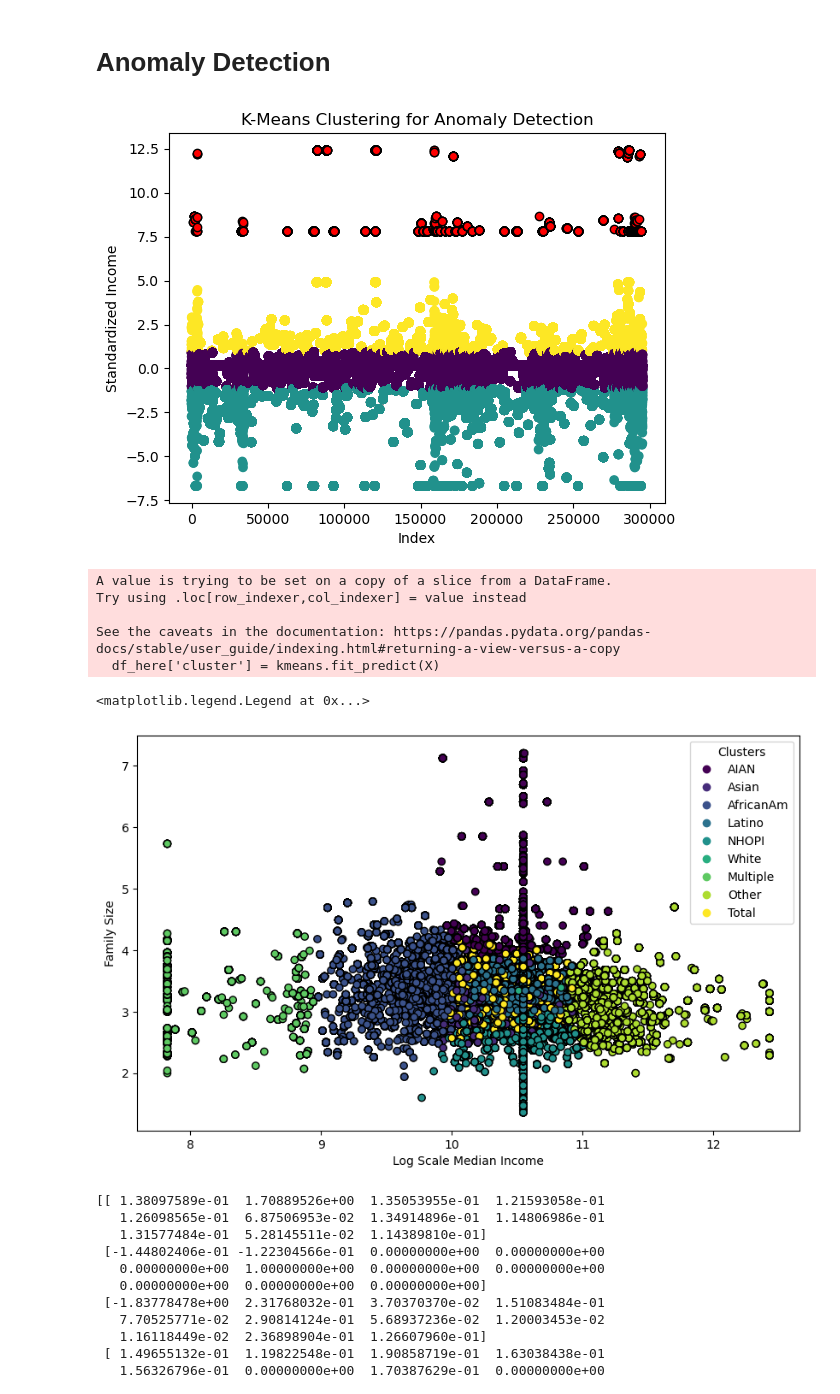
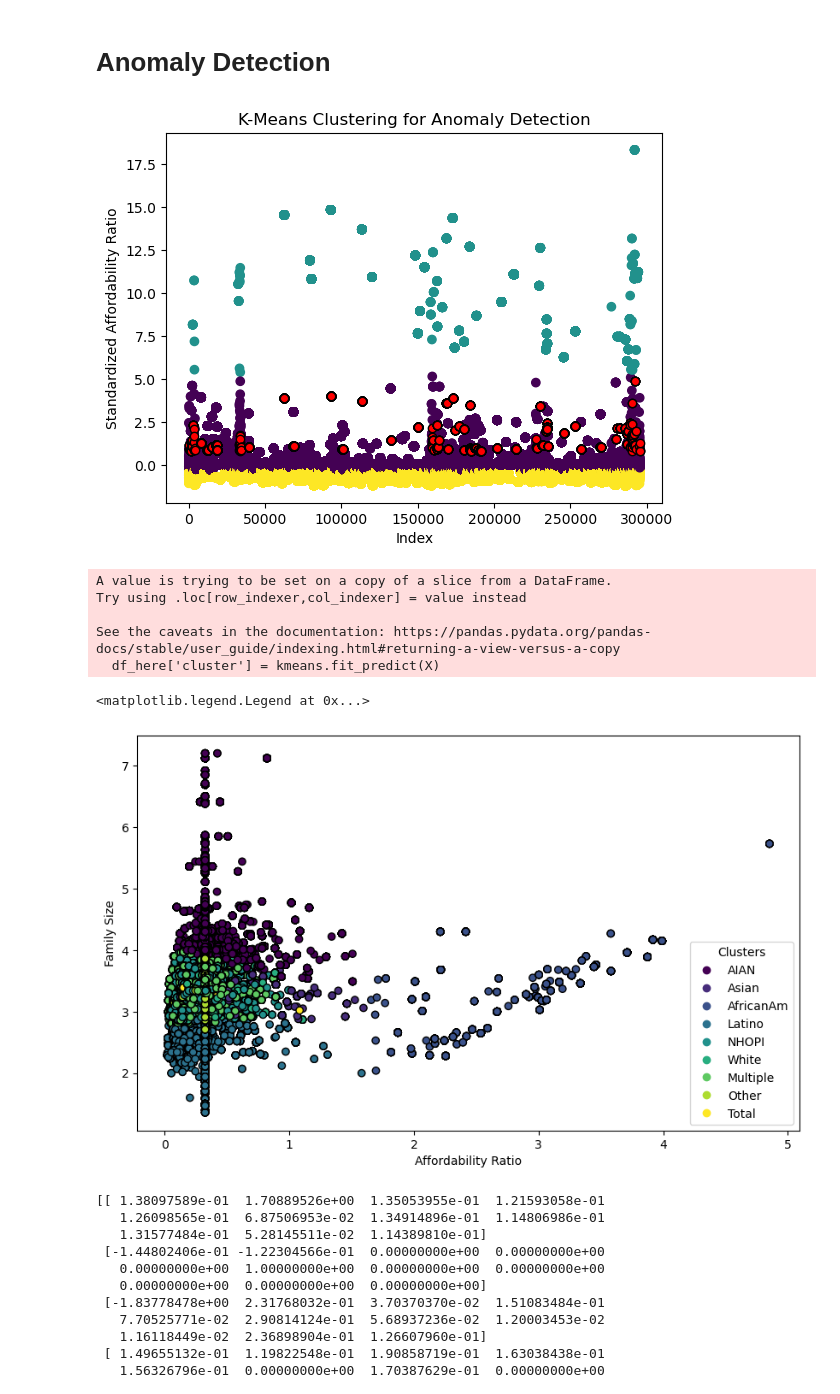
Before and after one commit to madisongarccia/486project, a Jupyter notebook: code/selected_model.ipynb, the cells around one changed output. Saved outputs shown, nothing was run; the diff lists cells and outputs as text; code cells hidden in the pictures.

Commit message:
switched to affordability

```diff
--- a/code/selected_model.ipynb
+++ b/code/selected_model.ipynb
@@ -39,19 +48,18 @@ from sklearn.feature_extraction.text import TfidfVectorizer
 [interactive output not drawn]
 # %%
 df = pd.read_csv('final_data.csv')
-df['median_income'] = df['median_income'].fillna(df['median_income'].mean()) # make sure response has no NAs
+df['affordability_ratio'] = df['affordability_ratio'].fillna(df['affordability_ratio'].mean()) # make sure response has no NAs
 
 # get my X and Y matrices
-X = df.drop(columns = ['median_income'])
+X = df.drop(columns = ['affordability_ratio','LL95_affordability_ratio', 'UL95_affordability_ratio',
+       'rse_food_afford', 'CA_RR_Affordability', 'affordability_per_person', 'affordable'])
 features = X.columns
-y = df['median_income']
+y = df['affordability_ratio']
 # extract only the column names for each type
 numeric_features = X.select_dtypes(include = ['number']).columns
 categorical_features = X.select_dtypes(include = ['object']).columns
 
 X_train, X_test, y_train, y_test = train_test_split(X, y, random_state=307) # split the data
-y_train_log = np.log1p(y_train)
-y_test_log = np.log1p(y_test)
 
 # make transformers for each data type
 numeric_transformer = Pipeline(steps=[
@@ -271,36 +428,35 @@ np.exp(10.478549)
 # %%
 # anomaly detection on income with K Means
 
-df['median_income_log'] = np.log1p(df['median_income'])
-cluster = df[['median_income_log']]
-# standardize income
+cluster = df[['affordability_ratio']]
+# standardize
 scaler = StandardScaler()
 cluster_scaled = scaler.fit_transform(cluster)
 
 # fit K Means
 kmeans = KMeans(n_clusters=3, random_state = 42)
-df['income_cluster'] = kmeans.fit_predict(cluster_scaled)
+df['affordability_cluster'] = kmeans.fit_predict(cluster_scaled)
 # distances to centroid
-distances = np.abs(cluster_scaled - kmeans.cluster_centers_[df['income_cluster']])
-df['income_dist_centroid'] = distances
+distances = np.abs(cluster_scaled - kmeans.cluster_centers_[df['affordability_cluster']])
+df['afford_dist_centroid'] = distances
 
 # set threshold
-threshold = np.percentile(df['income_dist_centroid'], 99) # capture top 1% of anomalies
+threshold = np.percentile(df['afford_dist_centroid'], 99) # capture top 1% of anomalies
 
 # label anomalies
-df['is_anomaly'] = df['income_dist_centroid'] > threshold
+df['is_anomaly'] = df['afford_dist_centroid'] > threshold
 
 # get anomalies
 anomalies = df[df['is_anomaly']]
 
 # visualize anomalies
-plt.scatter(df.index, cluster_scaled, c=df['income_cluster'], cmap='viridis', label='Clusters')
+plt.scatter(df.index, cluster_scaled, c=df['affordability_cluster'], cmap='viridis', label='Clusters')
 
-plt.scatter(df[df['is_anomaly']].index, df[df['is_anomaly']]['median_income_log'], color='red', label='Anomalies', edgecolor='k')
+plt.scatter(df[df['is_anomaly']].index, df[df['is_anomaly']]['affordability_ratio'], color='red', label='Anomalies', edgecolor='k')
 plt.xlabel('Index')
-plt.ylabel('Standardized Income')
+plt.ylabel('Standardized Affordability Ratio')
 plt.title('K-Means Clustering for Anomaly Detection')
 #plt.legend()
 plt.show()
 # %% [output]
-[figure, old version]
+[figure, new version]
@@ -313,13 +463,13 @@ print(f'Silhouette Score: {silhouette}')
 # %%
 # anomaly detection on income, family size, race with K Means
-features = df[['median_income_log','ave_fam_size', 'race_eth_name']]
+features = df[['affordability_ratio','ave_fam_size', 'race_eth_name']]
 
-df_here = df.dropna(subset=['median_income_log','ave_fam_size', 'race_eth_name'])  # Drop rows with missing values
+df_here = df.dropna(subset=['affordability_ratio','ave_fam_size', 'race_eth_name'])  # Drop rows with missing values
 
 # preprocess data
 preprocessor = ColumnTransformer(
     transformers=[
-        ('num', StandardScaler(), ['median_income_log', 'ave_fam_size']),  # Scale numeric features
+        ('num', StandardScaler(), ['affordability_ratio', 'ave_fam_size']),  # Scale numeric features
         ('cat', OneHotEncoder(), ['race_eth_name'])  # Encode categorical features
     ]
 )
@@ -334,13 +484,13 @@ df_here['cluster'] = kmeans.fit_predict(X)
 
 plt.figure(figsize=(10, 6))
 scatter = plt.scatter(
-    x = df_here['median_income_log'],
+    x = df_here['affordability_ratio'],
     y= df_here['ave_fam_size'],
     c=df_here['cluster'],  # Color by cluster
     cmap='viridis',
     edgecolor='k'
 )
-plt.xlabel('Log Scale Median Income')
+plt.xlabel('Affordability Ratio')
 plt.ylabel('Family Size')
 handles, _ = scatter.legend_elements()
 legend_labels = df['race_eth_name'].unique()
@@ -352,7 +502,7 @@ Try using .loc[row_indexer,col_indexer] = value instead
 See the caveats in the documentation: https://pandas.pydata.org/pandas-docs/stable/user_guide/indexing.html#returning-a-view-versus-a-copy
   df_here['cluster'] = kmeans.fit_predict(X)
 <matplotlib.legend.Legend at 0x...>
-[figure, old version]
+[figure, new version]
 # %%
 # Analyze centroids
 #print(kmeans.cluster_centers_)
```
Also changed, not shown: parts of 27 cells of this notebook, 19 other files.
